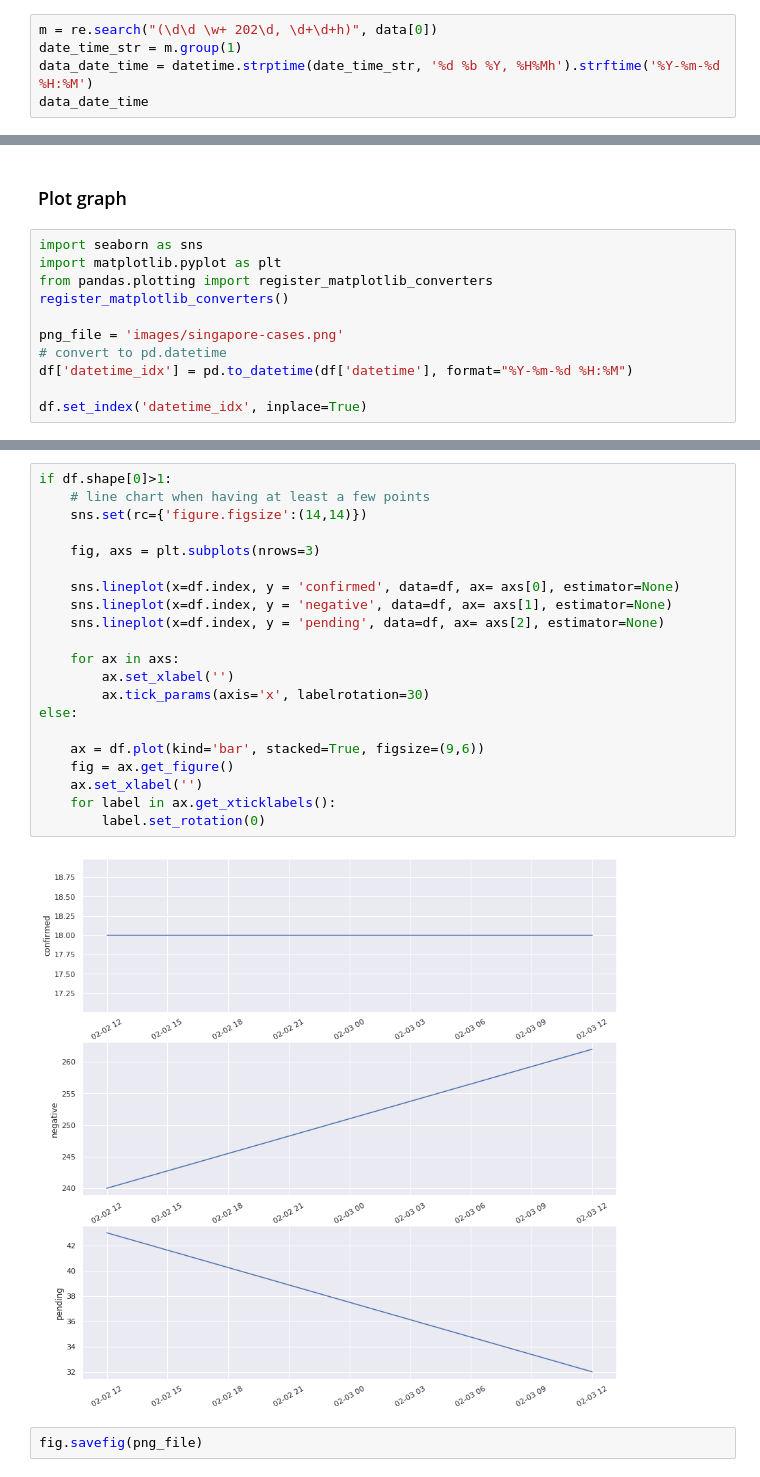
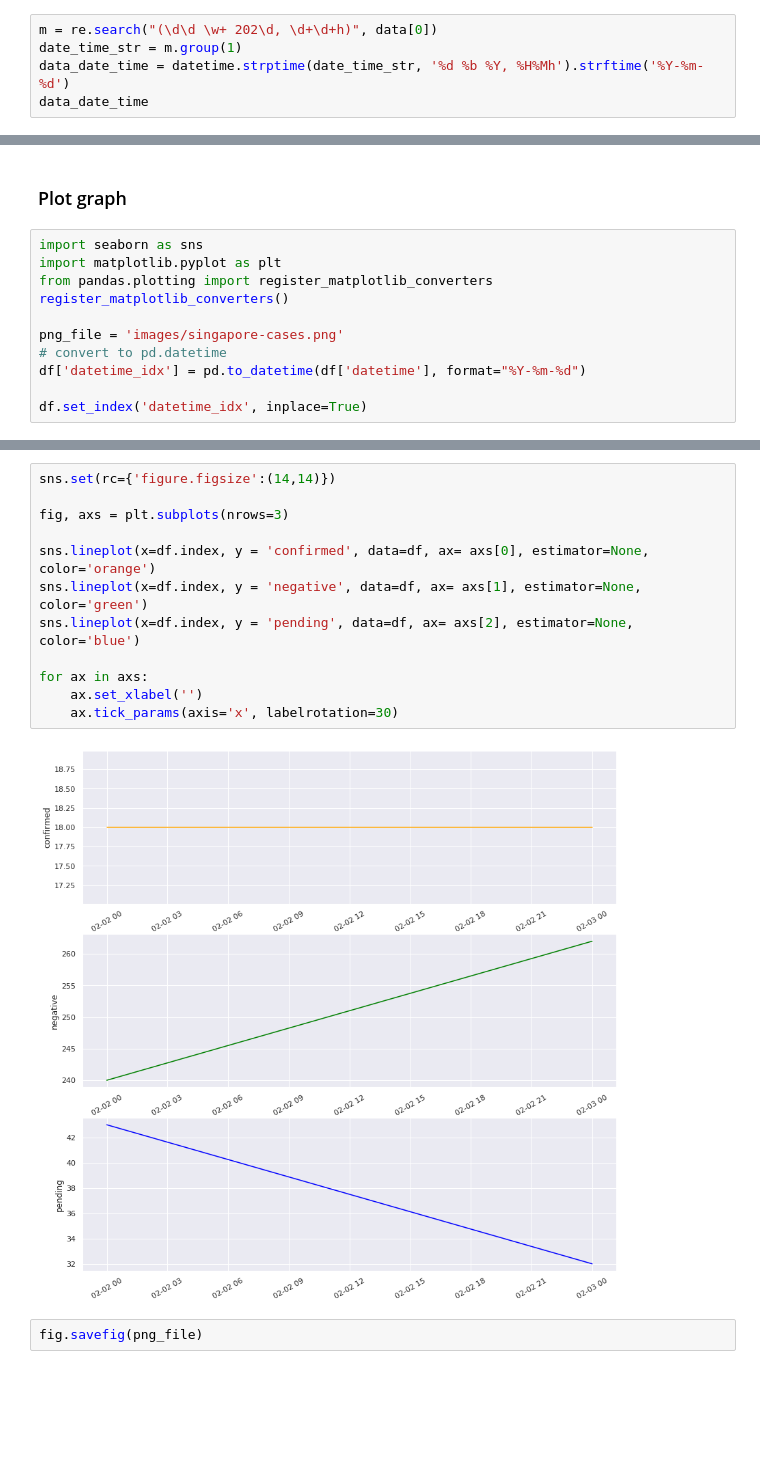
Before and after one commit to alext234/coronavirus-stats, a Jupyter notebook: Singapore-cases.ipynb, the cells around one changed output, grey strips where cells are left out. Cells and saved outputs as stored; diff of their text form; blank space fills up the shorter version.

```diff
--- a/Singapore-cases.ipynb
+++ b/Singapore-cases.ipynb
@@ -20,6 +20,6 @@ data
 # %%
 m = re.search("(\d\d \w+ 202\d, \d+\d+h)", data[0])
 date_time_str = m.group(1)
-data_date_time = datetime.strptime(date_time_str, '%d %b %Y, %H%Mh').strftime('%Y-%m-%d %H:%M')
+data_date_time = datetime.strptime(date_time_str, '%d %b %Y, %H%Mh').strftime('%Y-%m-%d')
 data_date_time
 # %% [output]
@@ -110,7 +110,7 @@ register_matplotlib_converters()
 
 png_file = 'images/singapore-cases.png'
 # convert to pd.datetime
-df['datetime_idx'] = pd.to_datetime(df['datetime'], format="%Y-%m-%d %H:%M")
+df['datetime_idx'] = pd.to_datetime(df['datetime'], format="%Y-%m-%d")
 
 df.set_index('datetime_idx', inplace=True)
 # %%
@@ -123,25 +123,16 @@ df
 # %%
-if df.shape[0]>1:
-    # line chart when having at least a few points
-    sns.set(rc={'figure.figsize':(14,14)})
+sns.set(rc={'figure.figsize':(14,14)})
 
-    fig, axs = plt.subplots(nrows=3)
+fig, axs = plt.subplots(nrows=3)
 
-    sns.lineplot(x=df.index, y = 'confirmed', data=df, ax= axs[0], estimator=None)
-    sns.lineplot(x=df.index, y = 'negative', data=df, ax= axs[1], estimator=None)
-    sns.lineplot(x=df.index, y = 'pending', data=df, ax= axs[2], estimator=None)
+sns.lineplot(x=df.index, y = 'confirmed', data=df, ax= axs[0], estimator=None, color='orange')
+sns.lineplot(x=df.index, y = 'negative', data=df, ax= axs[1], estimator=None, color='green')
+sns.lineplot(x=df.index, y = 'pending', data=df, ax= axs[2], estimator=None, color='blue')
 
-    for ax in axs:
-        ax.set_xlabel('')
-        ax.tick_params(axis='x', labelrotation=30)
-else:
-
-    ax = df.plot(kind='bar', stacked=True, figsize=(9,6))
-    fig = ax.get_figure()
+for ax in axs:
     ax.set_xlabel('')
-    for label in ax.get_xticklabels():
-        label.set_rotation(0)
+    ax.tick_params(axis='x', labelrotation=30)
 # %% [output]
-[figure, old version]
+[figure, new version]
 # %%
 fig.savefig(png_file)
```
Also changed, not shown: parts of 3 cells of this notebook, 3 other files.
